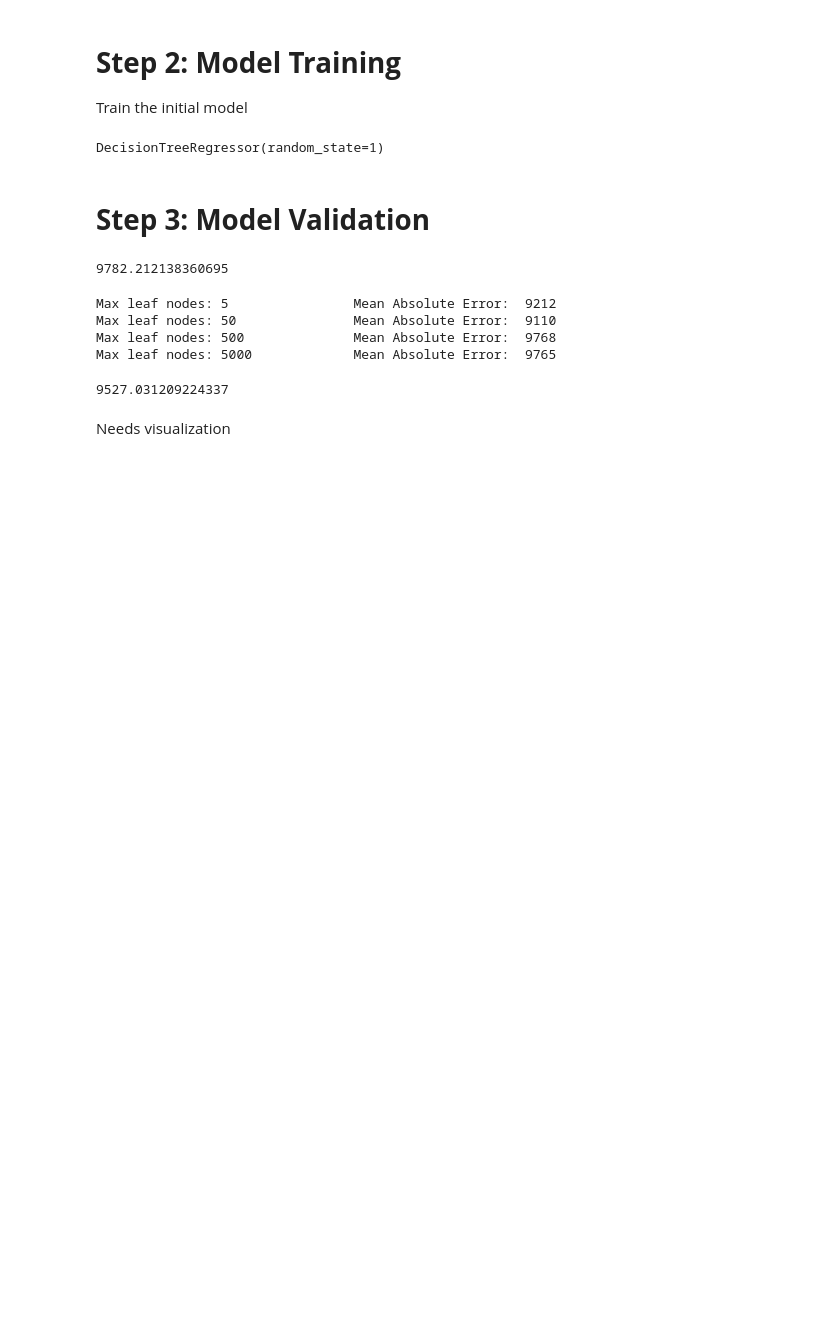
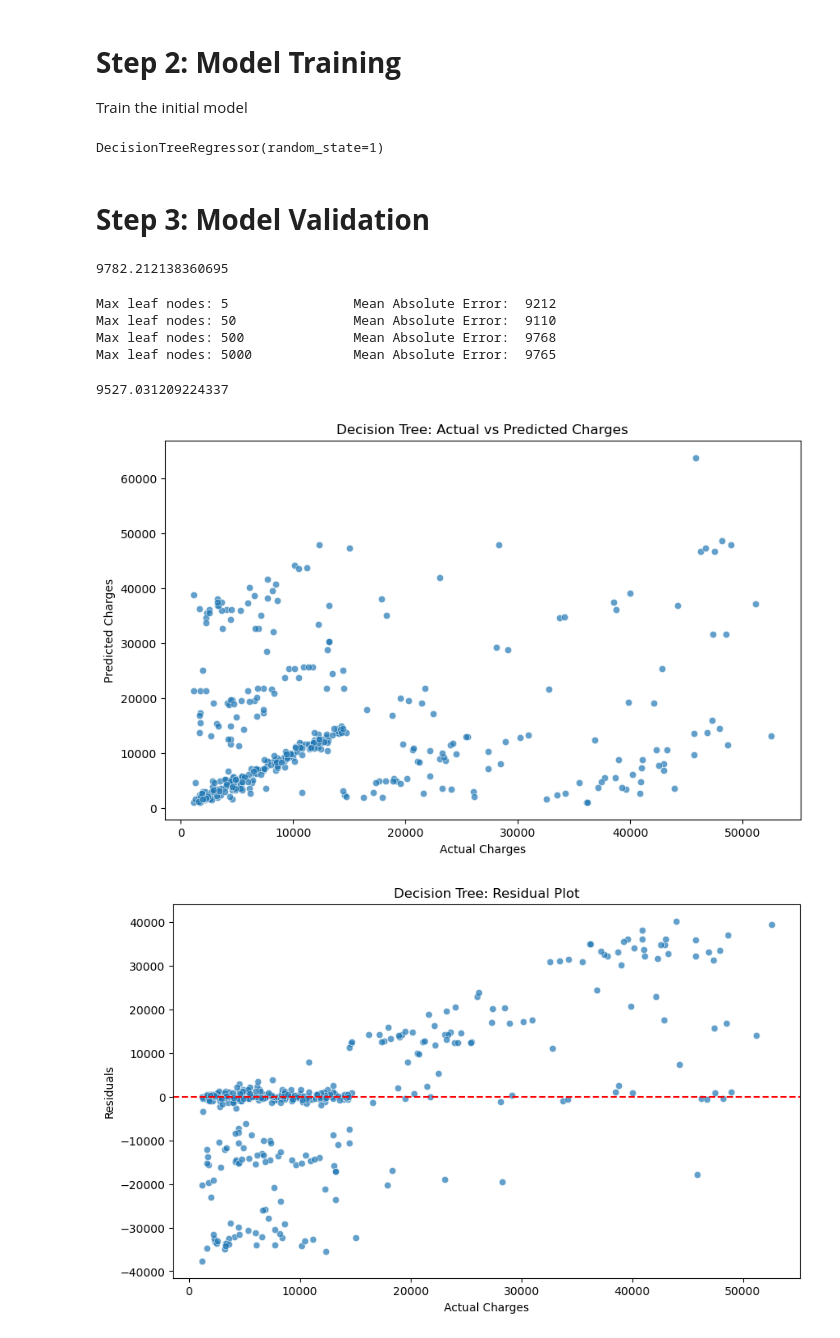
Before and after one commit to KyeongsupChoi/MLPractice, a Jupyter notebook: DecisionTreeRegressor_RandomForestRegressor.ipynb, the cells around one changed output. Saved outputs shown, nothing was run; the diff lists cells and outputs as text; code cells hidden in the pictures; blank space fills up the shorter version.

Commit message:
Kaggle Notebook | DecisionTreeRegressor RandomForestRegressor | Version 17

```diff
--- a/DecisionTreeRegressor_RandomForestRegressor.ipynb
+++ b/DecisionTreeRegressor_RandomForestRegressor.ipynb
@@ -127,5 +126,49 @@ melb_preds = forest_model.predict(val_X)
 print(mean_absolute_error(val_y, melb_preds))
 # %% [output]
 9527.031209224337
-# %% [markdown]
-Needs visualization
+# %%
+import matplotlib.pyplot as plt
+import seaborn as sns
+
+# Visualization for Decision Tree
+plt.figure(figsize=(10, 6))
+
+# Scatter plot for actual vs predicted values
+sns.scatterplot(x=val_y, y=val_predictions, alpha=0.7)
+plt.title('Decision Tree: Actual vs Predicted Charges')
+plt.xlabel('Actual Charges')
+plt.ylabel('Predicted Charges')
+plt.show()
+
+# Residual plot for Decision Tree
+residuals = val_y - val_predictions
+plt.figure(figsize=(10, 6))
+sns.scatterplot(x=val_y, y=residuals, alpha=0.7)
+plt.title('Decision Tree: Residual Plot')
+plt.xlabel('Actual Charges')
+plt.ylabel('Residuals')
+plt.axhline(y=0, color='r', linestyle='--')
+plt.show()
+
+# Visualization for Random Forest
+plt.figure(figsize=(10, 6))
+
+# Scatter plot for actual vs predicted values
+sns.scatterplot(x=val_y, y=melb_preds, alpha=0.7)
+plt.title('Random Forest: Actual vs Predicted Charges')
+plt.xlabel('Actual Charges')
+plt.ylabel('Predicted Charges')
+plt.show()
+
+# Residual plot for Random Forest
+forest_residuals = val_y - melb_preds
+plt.figure(figsize=(10, 6))
+sns.scatterplot(x=val_y, y=forest_residuals, alpha=0.7)
+plt.title('Random Forest: Residual Plot')
+plt.xlabel('Actual Charges')
+plt.ylabel('Residuals')
+plt.axhline(y=0, color='r', linestyle='--')
+plt.show()
+# %% [output]
+[figure, added]
+[figure, added]
```
Also changed, not shown: parts of 4 cells of this notebook.
